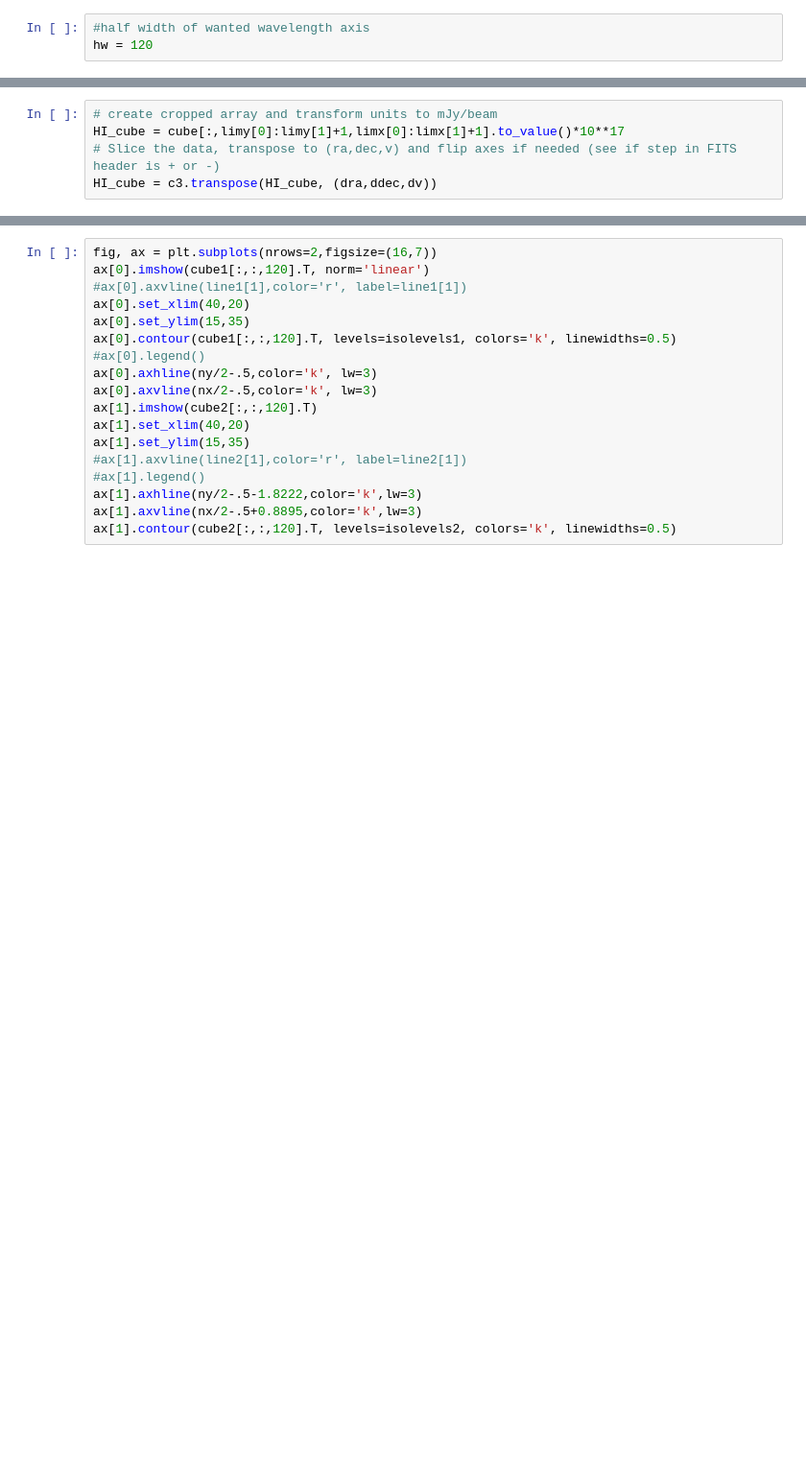
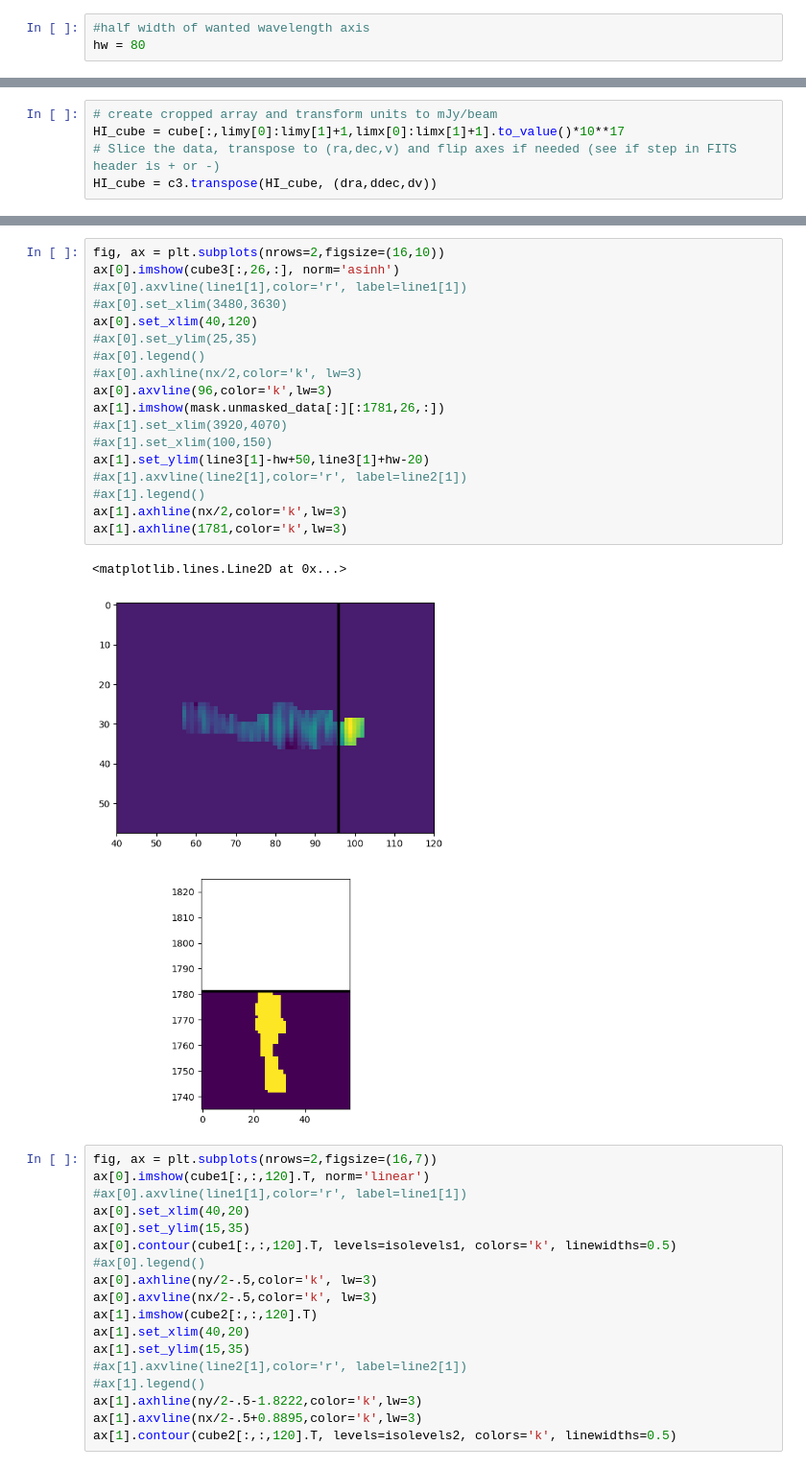
Before and after one commit to ixakalabadie/ViSL3D, a Jupyter notebook: create_3d_overlay.ipynb, the cells around one changed output, grey strips where cells are left out. Shown: that part at 96% size. Cells and saved outputs as stored; diff of their text form; blank space fills up the shorter version.

```diff
--- a/create_3d_overlay.ipynb
+++ b/create_3d_overlay.ipynb
@@ -69,6 +53,6 @@ IndexError: index 682 is out of bounds for axis 0 with size 682
 # %%
 #half width of wanted wavelength axis
-hw = 120
+hw = 80
 # %%
 #borja MRB
 # Limits to crop the cube, no HI there. Subtract 1 to wanted number, e.g. nz-1.
@@ -257,3 +228,24 @@ ax[1].axhline(nx/2,color='k',lw=3)
+# %%
+fig, ax = plt.subplots(nrows=2,figsize=(16,10))
+ax[0].imshow(cube3[:,26,:], norm='asinh')
+#ax[0].axvline(line1[1],color='r', label=line1[1])
+#ax[0].set_xlim(3480,3630)
+ax[0].set_xlim(40,120)
+#ax[0].set_ylim(25,35)
+#ax[0].legend()
+#ax[0].axhline(nx/2,color='k', lw=3)
+ax[0].axvline(96,color='k',lw=3)
+ax[1].imshow(mask.unmasked_data[:][:1781,26,:])
+#ax[1].set_xlim(3920,4070)
+#ax[1].set_xlim(100,150)
+ax[1].set_ylim(line3[1]-hw+50,line3[1]+hw-20)
+#ax[1].axvline(line2[1],color='r', label=line2[1])
+#ax[1].legend()
+ax[1].axhline(nx/2,color='k',lw=3)
+ax[1].axhline(1781,color='k',lw=3)
+# %% [output]
+<matplotlib.lines.Line2D at 0x...>
+[figure, added]
 # %%
 fig, ax = plt.subplots(nrows=2,figsize=(16,7))
 ax[0].imshow(cube1[:,:,120].T, norm='linear')
```
Also changed, not shown: parts of 33 cells of this notebook, 1 other file.
